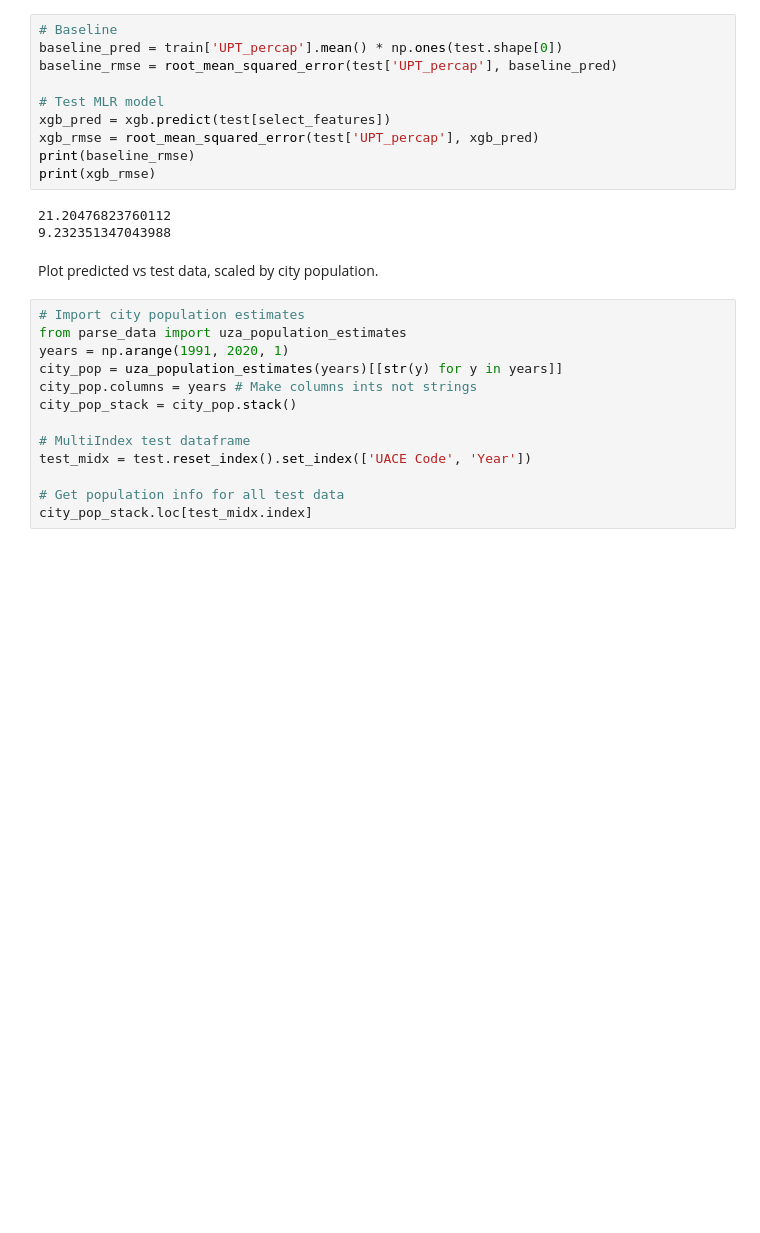
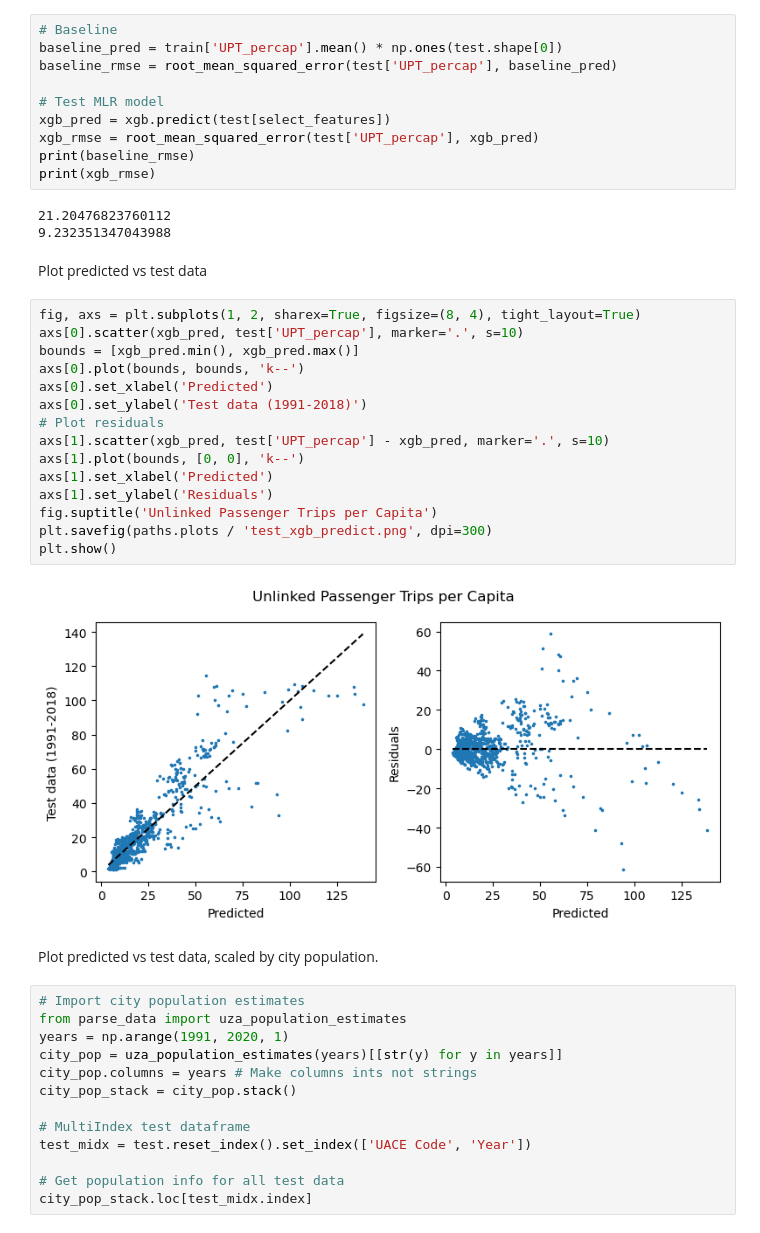
Before and after one commit to lodubay/transit-ridership, a Jupyter notebook: src/all_city_model.ipynb, the cells around one changed output. Cells and saved outputs as stored; diff of their text form; blank space fills up the shorter version.

```diff
--- a/src/all_city_model.ipynb
+++ b/src/all_city_model.ipynb
@@ -376,6 +376,25 @@ print(xgb_rmse)
 # %% [output]
 21.20476823760112
 9.232351347043988
+# %% [markdown]
+Plot predicted vs test data
+# %%
+fig, axs = plt.subplots(1, 2, sharex=True, figsize=(8, 4), tight_layout=True)
+axs[0].scatter(xgb_pred, test['UPT_percap'], marker='.', s=10)
+bounds = [xgb_pred.min(), xgb_pred.max()]
+axs[0].plot(bounds, bounds, 'k--')
+axs[0].set_xlabel('Predicted')
+axs[0].set_ylabel('Test data (1991-2018)')
+# Plot residuals
+axs[1].scatter(xgb_pred, test['UPT_percap'] - xgb_pred, marker='.', s=10)
+axs[1].plot(bounds, [0, 0], 'k--')
+axs[1].set_xlabel('Predicted')
+axs[1].set_ylabel('Residuals')
+fig.suptitle('Unlinked Passenger Trips per Capita')
+plt.savefig(paths.plots / 'test_xgb_predict.png', dpi=300)
+plt.show()
+# %% [output]
+[figure, added]
 # %% [markdown]
 Plot predicted vs test data, scaled by city population.
 # %%
```
Also changed, not shown: parts of 4 cells of this notebook, 3 other files.
